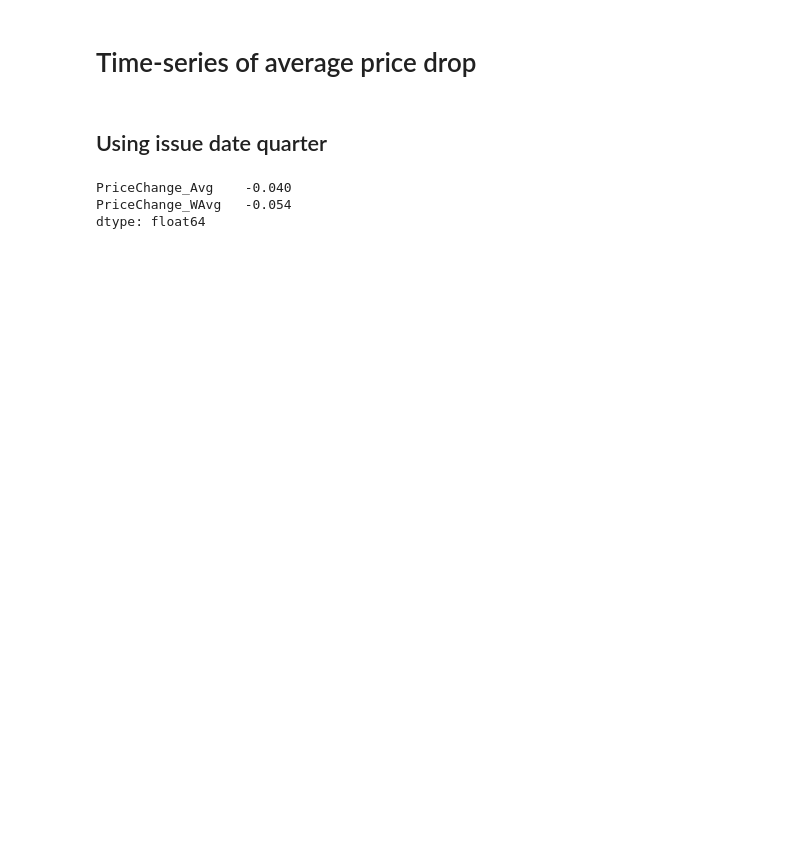
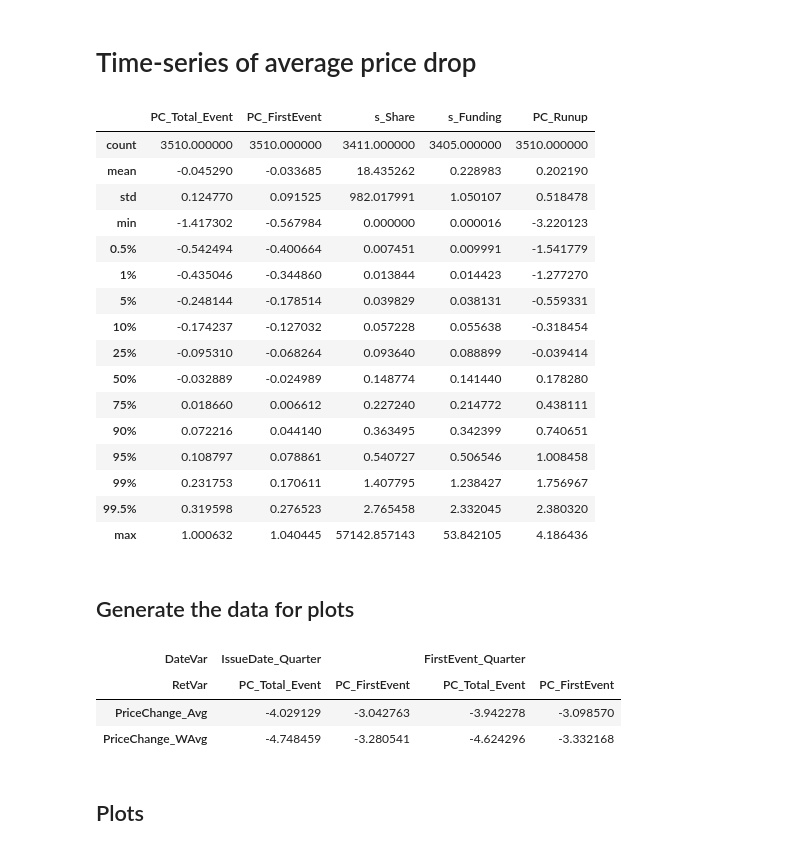
Before and after one commit to XingGuoEcon/FirmHete_AsymInfo_Empirical, a Jupyter notebook: Micro_data/codes/3_Analysis_2_PriceChange_Distribution.ipynb, the cells around one changed output. Cells and saved outputs as stored; diff of their text form; code cells hidden in the pictures; blank space fills up the shorter version.

```diff
--- a/Micro_data/codes/3_Analysis_2_PriceChange_Distribution.ipynb
+++ b/Micro_data/codes/3_Analysis_2_PriceChange_Distribution.ipynb
@@ -253,2 +253,25 @@ UnitFun_BinScatterData(DataForBinScatter, 'PC_Runup', 'PC_Total_Event')
 # %% [markdown]
 # Time-series of average price drop
+# %%
+TempVarList = ['PC_Total_Event', 'PC_FirstEvent', 's_Share', 's_Funding', 'PC_Runup']
+
+TempStat = DS[TempVarList].describe(percentiles=PctList)
+TempStat
+# %% [output]
+|  | PC_Total_Event | PC_FirstEvent | s_Share | s_Funding | PC_Runup |
+| count | 3510.000000 | 3510.000000 | 3411.000000 | 3405.000000 | 3510.000000 |
+| mean | -0.045290 | -0.033685 | 18.435262 | 0.228983 | 0.202190 |
+| std | 0.124770 | 0.091525 | 982.017991 | 1.050107 | 0.518478 |
+| min | -1.417302 | -0.567984 | 0.000000 | 0.000016 | -3.220123 |
+| 0.5% | -0.542494 | -0.400664 | 0.007451 | 0.009991 | -1.541779 |
+| 1% | -0.435046 | -0.344860 | 0.013844 | 0.014423 | -1.277270 |
+| 5% | -0.248144 | -0.178514 | 0.039829 | 0.038131 | -0.559331 |
+| 10% | -0.174237 | -0.127032 | 0.057228 | 0.055638 | -0.318454 |
+| 25% | -0.095310 | -0.068264 | 0.093640 | 0.088899 | -0.039414 |
+| 50% | -0.032889 | -0.024989 | 0.148774 | 0.141440 | 0.178280 |
+| 75% | 0.018660 | 0.006612 | 0.227240 | 0.214772 | 0.438111 |
+| 90% | 0.072216 | 0.044140 | 0.363495 | 0.342399 | 0.740651 |
+| 95% | 0.108797 | 0.078861 | 0.540727 | 0.506546 | 1.008458 |
+| 99% | 0.231753 | 0.170611 | 1.407795 | 1.238427 | 1.756967 |
+| 99.5% | 0.319598 | 0.276523 | 2.765458 | 2.332045 | 2.380320 |
+| max | 1.000632 | 1.040445 | 57142.857143 | 53.842105 | 4.186436 |
@@ -257,0 +316,2 @@ DS.loc[DS['ShelfIssueFlag'] == 1, 'FirstEvent_Quarter'] = DS.loc[DS['ShelfIssueF
+# %% [markdown]
+## Generate the data for plots
@@ -257,0 +325,11 @@ DS.loc[DS['ShelfIssueFlag'] == 1, 'FirstEvent_Quarter'] = DS.loc[DS['ShelfIssueF
+# %%
+TempVarList_Date = ['IssueDate_Quarter', 'FirstEvent_Quarter']
+TempVarList_Ret = ['PC_Total_Event', 'PC_FirstEvent']
+TempIdx = pd.MultiIndex.from_product([TempVarList_Date, TempVarList_Ret], names=['DateVar', 'RetVar'])
+AvgPriceChangeStat = pd.concat([DataForPlotDict[Idx[0]][Idx[1]].mean() for Idx in TempIdx], axis=1, join='outer', keys=TempIdx)
+AvgPriceChangeStat
+# %% [output]
+| DateVar | IssueDate_Quarter |  | FirstEvent_Quarter |  |
+| RetVar | PC_Total_Event | PC_FirstEvent | PC_Total_Event | PC_FirstEvent |
+| PriceChange_Avg | -4.029129 | -3.042763 | -3.942278 | -3.098570 |
+| PriceChange_WAvg | -4.748459 | -3.280541 | -4.624296 | -3.332168 |
@@ -258,2 +338,2 @@ DS.loc[DS['ShelfIssueFlag'] == 1, 'FirstEvent_Quarter'] = DS.loc[DS['ShelfIssueF
 # %% [markdown]
-## Using issue date quarter
+## Plots
@@ -268,6 +339,0 @@ DataForPlot = pd.concat([DS.groupby('IssueDate_Quarter')[RetVar].mean().sort_ind
-# %%
-DataForPlot.mean().round(3)
-# %% [output]
-PriceChange_Avg    -0.040
-PriceChange_WAvg   -0.054
-dtype: float64
```
Also changed, not shown: parts of 39 cells of this notebook, 5 other files.
